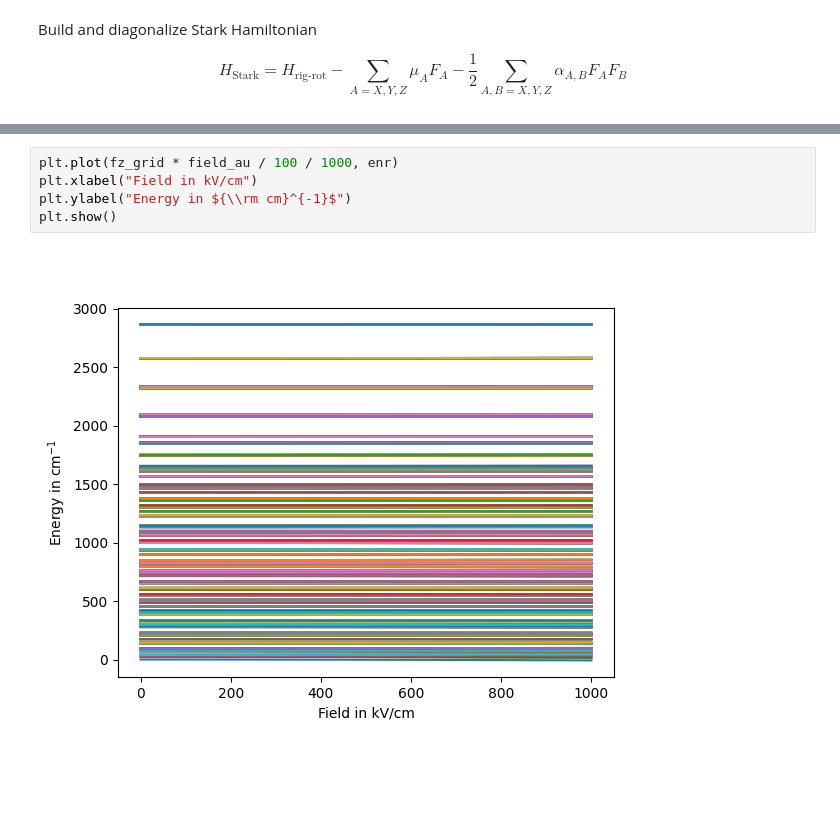
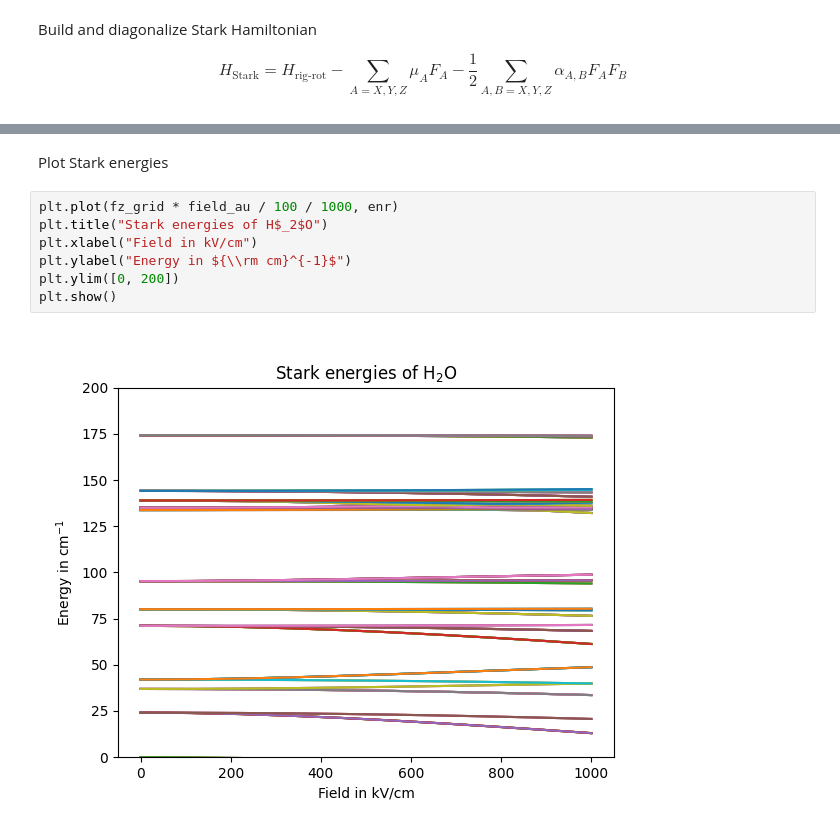
Before and after one commit to robochimps/richmol, a Jupyter notebook: examples/water_rigrot.ipynb, the cells around one changed output, grey strips where cells are left out. Cells and saved outputs as stored; diff of their text form; blank space fills up the shorter version.

```diff
--- a/examples/water_rigrot.ipynb
+++ b/examples/water_rigrot.ipynb
@@ -94,10 +96,14 @@ compute for field = [0.         0.         0.00012965]
 compute for field = [0.         0.         0.00015125]
 compute for field = [0.         0.         0.00017286]
 compute for field = [0.         0.         0.00019447]
+# %% [markdown]
+Plot Stark energies
 # %%
 plt.plot(fz_grid * field_au / 100 / 1000, enr)
+plt.title("Stark energies of H$_2$O")
 plt.xlabel("Field in kV/cm")
 plt.ylabel("Energy in ${\\rm cm}^{-1}$")
+plt.ylim([0, 200])
 plt.show()
 # %% [output]
-[figure, old version]
+[figure, new version]
```
Also changed, not shown: parts of 1 cell of this notebook, 2 other files.
